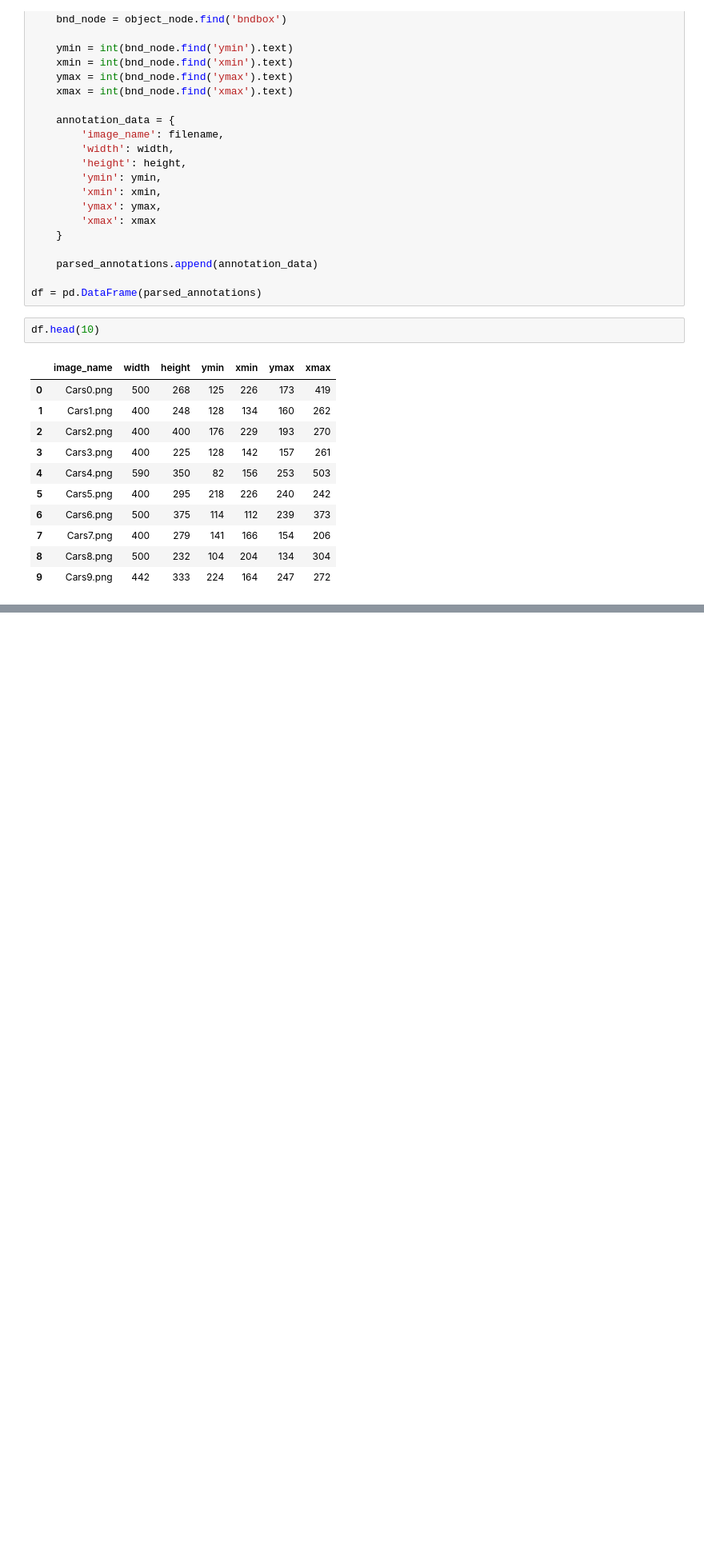
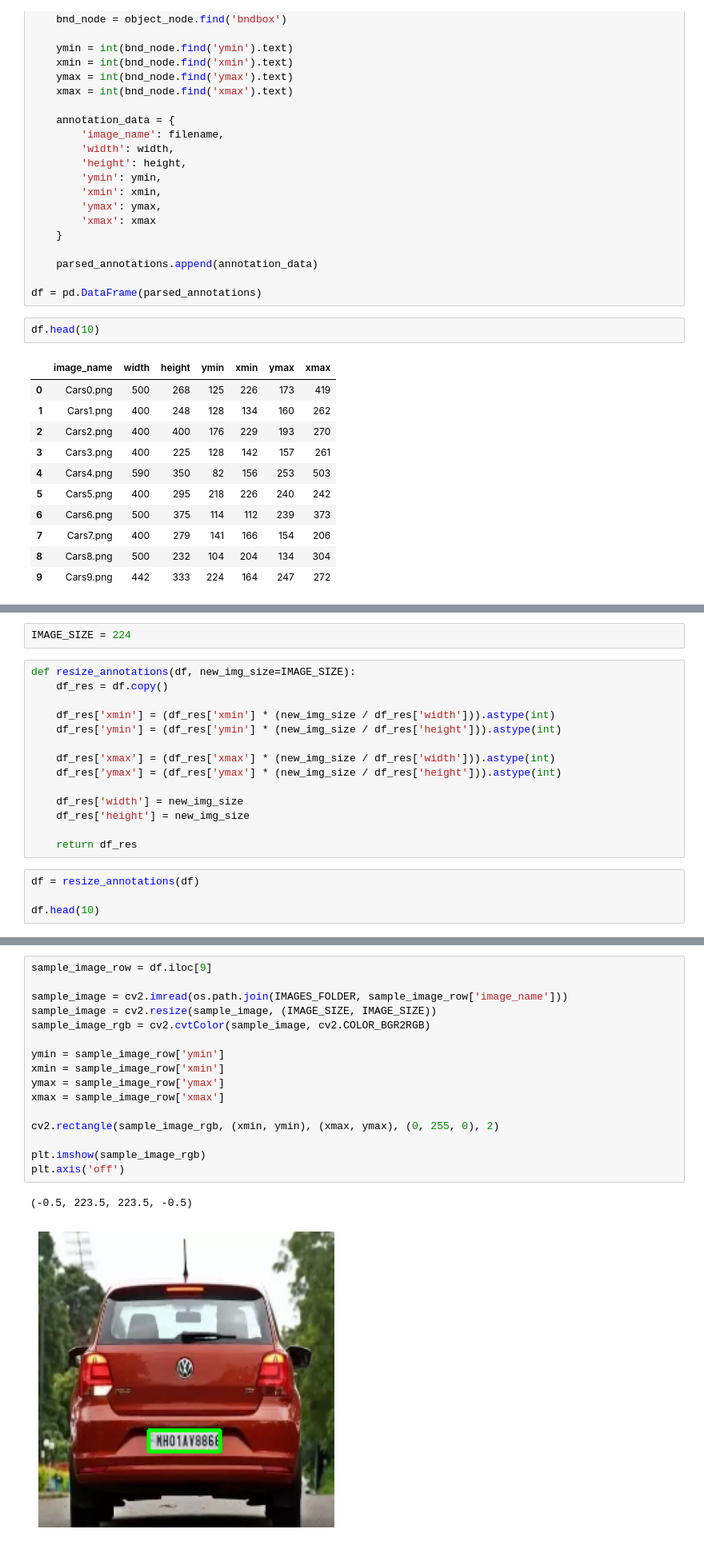
Before and after one commit to ram333n/neurocomputing, a Jupyter notebook: neurocomputing-lab/main.ipynb, the cells around one changed output, grey strips where cells are left out. Shown at 80% size. Cells and saved outputs as stored; diff of their text form; blank space fills up the shorter version.

```diff
--- a/neurocomputing-lab/main.ipynb
+++ b/neurocomputing-lab/main.ipynb
@@ -85 +109,21 @@ plt.axis('off')
 [figure]
+# %%
+IMAGE_SIZE = 224
+# %%
+def resize_annotations(df, new_img_size=IMAGE_SIZE):
+    df_res = df.copy()
+
+    df_res['xmin'] = (df_res['xmin'] * (new_img_size / df_res['width'])).astype(int)
+    df_res['ymin'] = (df_res['ymin'] * (new_img_size / df_res['height'])).astype(int)
+
+    df_res['xmax'] = (df_res['xmax'] * (new_img_size / df_res['width'])).astype(int)
+    df_res['ymax'] = (df_res['ymax'] * (new_img_size / df_res['height'])).astype(int)
+
+    df_res['width'] = new_img_size
+    df_res['height'] = new_img_size
+
+    return df_res
+# %%
+df = resize_annotations(df)
+
+df.head(10)
@@ -85,0 +142,19 @@ plt.axis('off')
+# %%
+sample_image_row = df.iloc[9]
+
+sample_image = cv2.imread(os.path.join(IMAGES_FOLDER, sample_image_row['image_name']))
+sample_image = cv2.resize(sample_image, (IMAGE_SIZE, IMAGE_SIZE))
+sample_image_rgb = cv2.cvtColor(sample_image, cv2.COLOR_BGR2RGB)
+
+ymin = sample_image_row['ymin']
+xmin = sample_image_row['xmin']
+ymax = sample_image_row['ymax']
+xmax = sample_image_row['xmax']
+
+cv2.rectangle(sample_image_rgb, (xmin, ymin), (xmax, ymax), (0, 255, 0), 2)
+
+plt.imshow(sample_image_rgb)
+plt.axis('off')
+# %% [output]
+(-0.5, 223.5, 223.5, -0.5)
+[figure, added]
```
Also changed, not shown: parts of 18 cells of this notebook, 1 other file.
